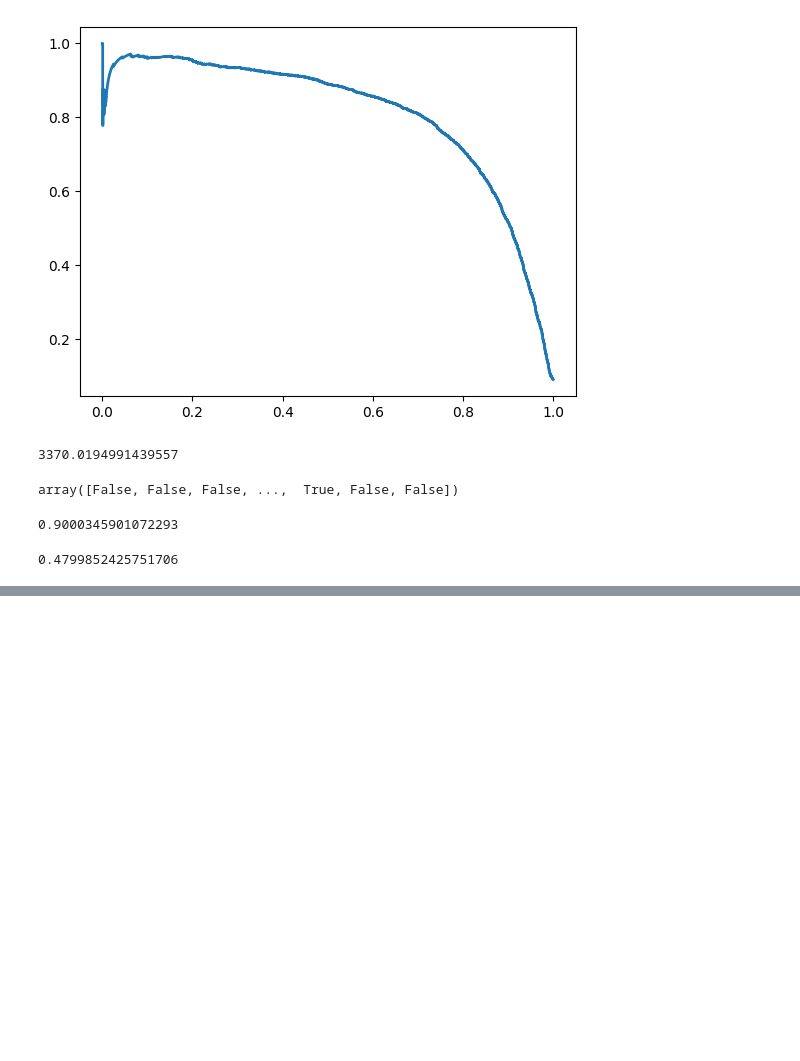
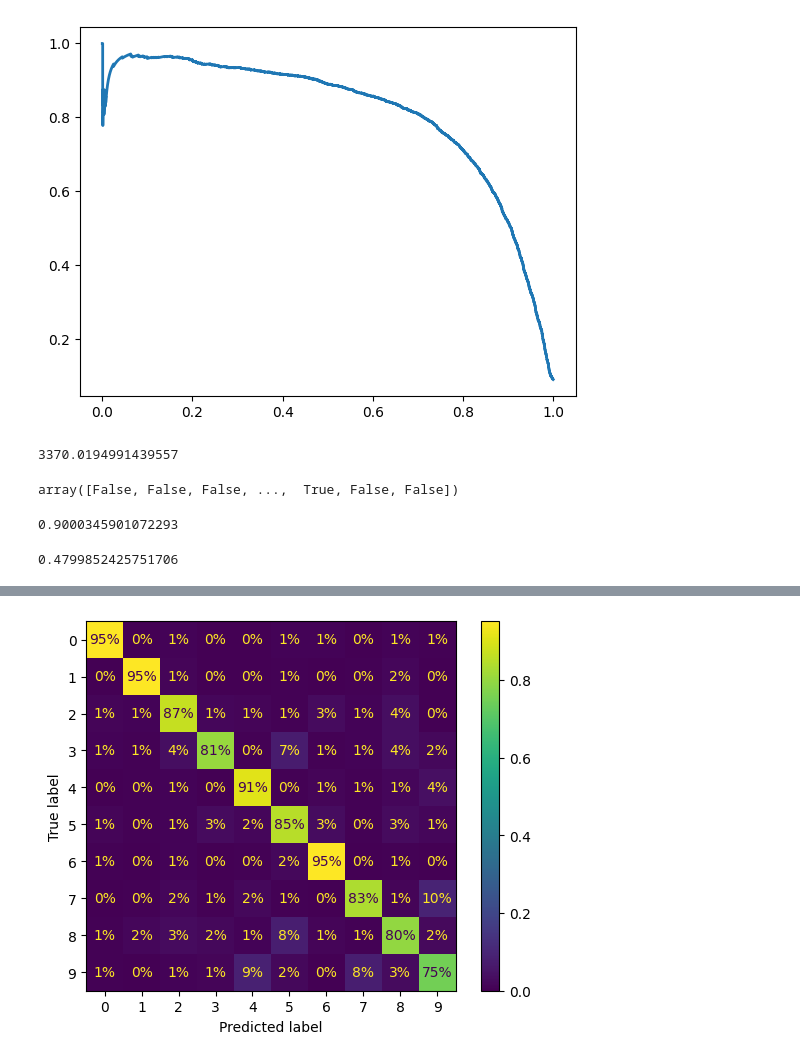
Before and after one commit to dhruv-agarwal004/MNIST_Dataset, a Jupyter notebook: unit_3.ipynb, the cells around one changed output, grey strips where cells are left out. Saved outputs shown, nothing was run; the diff lists cells and outputs as text; code cells hidden in the pictures; blank space fills up the shorter version.

```diff
--- a/unit_3.ipynb
+++ b/unit_3.ipynb
@@ -167,0 +284,5 @@ recall_at_90_precision
+# %%
+ConfusionMatrixDisplay.from_predictions(y_train,y_train_pred,normalize='true',values_format='.0%')
+plt.show()
+# %% [output]
+[figure, added]
```
Also changed, not shown: parts of 27 cells of this notebook.
